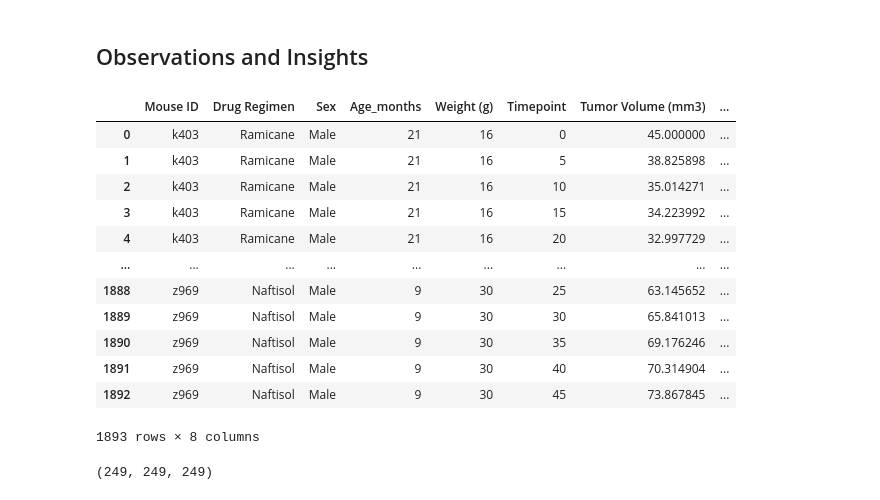
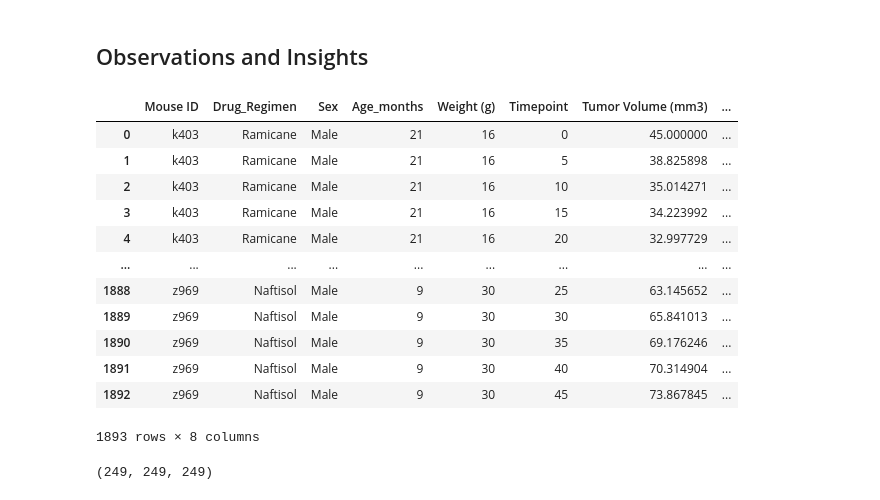
Before and after one commit to bjmacgreg/Pymaceuticals, a Jupyter notebook: pymaceuticals_starter.ipynb, the cells around one changed output. Drawn from its saved outputs; the diff is of its cells as text; code cells hidden in the pictures.

```diff
--- a/pymaceuticals_starter.ipynb
+++ b/pymaceuticals_starter.ipynb
@@ -3,24 +9,26 @@
 # %%
 # Dependencies and Setup
 import matplotlib.pyplot as plt
 import pandas as pd
 import scipy.stats as st
-import seaborn as sns
+from itertools import cycle, islice
+#import seaborn as sns
 
 # Study data files
 mouse_metadata_path = "data/Mouse_metadata.csv"
 study_results_path = "data/Study_results.csv"
 
 # Read the mouse data and the study results
 mouse_metadata = pd.read_csv(mouse_metadata_path)
 study_results = pd.read_csv(study_results_path)
+study_results = study_results.rename(columns={"Drug Regimen":"Drug_Regimen"})
+mouse_metadata = mouse_metadata.rename(columns={"Drug Regimen":"Drug_Regimen"})
 
-# Combine the data into a single dataset
 mouse_study_df = pd.merge(mouse_metadata, study_results)
-# Display the data table for preview
+
 mouse_study_df
 # %% [output]
-|  | Mouse ID | Drug Regimen | Sex | Age_months | Weight (g) | Timepoint | Tumor Volume (mm3) | ... |
+|  | Mouse ID | Drug_Regimen | Sex | Age_months | Weight (g) | Timepoint | Tumor Volume (mm3) | ... |
 | 0 | k403 | Ramicane | Male | 21 | 16 | 0 | 45.000000 | ... |
 | 1 | k403 | Ramicane | Male | 21 | 16 | 5 | 38.825898 | ... |
 | 2 | k403 | Ramicane | Male | 21 | 16 | 10 | 35.014271 | ... |
```
Also changed, not shown: parts of 19 cells of this notebook, 1 other file.
